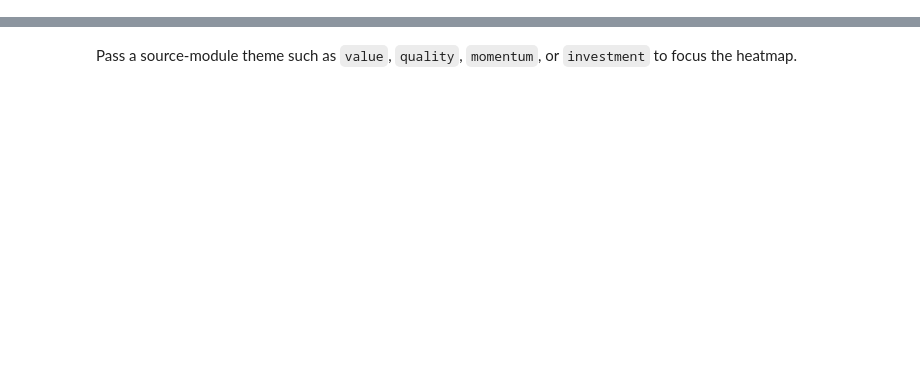
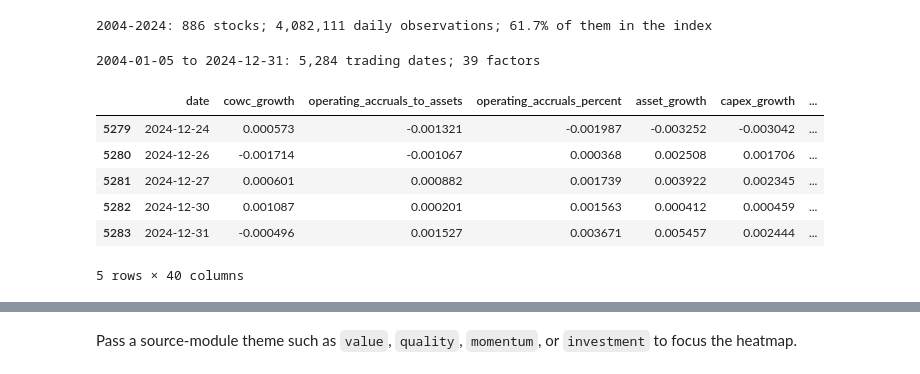
Before and after one commit to william-fan-1/factor-originality, a Jupyter notebook: notebooks/heatmap.ipynb, the cells around one changed output, grey strips where cells are left out. Saved outputs shown, nothing was run; the diff lists cells and outputs as text; code cells hidden in the pictures; blank space fills up the shorter version.

```diff
--- a/notebooks/heatmap.ipynb
+++ b/notebooks/heatmap.ipynb
@@ -36,16 +46,30 @@ for year in PERIOD_YEARS:
+# %%
+aligned_data = load_aligned_factor_data(start_year=START_YEAR, end_year=END_YEAR)
+print(
+    f'{START_YEAR}-{END_YEAR}: {aligned_data['ticker'].nunique():,} stocks; '
+    f'{len(aligned_data):,} daily observations; '
+    f'{aligned_data['in_index'].mean():.1%} of them in the index'
+)
+# %% [output]
+2004-2024: 886 stocks; 4,082,111 daily observations; 61.7% of them in the index
 # %%
-period_factor_returns = [
-    calculate_factor_return_data(data=aligned_periods[year], year=year)
-    for year in PERIOD_YEARS
-]
-factor_returns = concatenate_factor_return_periods(period_factor_returns)
+factor_returns = calculate_factor_return_data(data=aligned_data, start_year=START_YEAR)
 print(
-    f'{factor_returns["date"].min():%Y-%m-%d} to '
-    f'{factor_returns["date"].max():%Y-%m-%d}: '
+    f'{factor_returns['date'].min():%Y-%m-%d} to '
+    f'{factor_returns['date'].max():%Y-%m-%d}: '
     f'{len(factor_returns):,} trading dates; '
     f'{factor_returns.shape[1] - 1} factors'
 )
 factor_returns.tail()
+# %% [output]
+2004-01-05 to 2024-12-31: 5,284 trading dates; 39 factors
+|  | date | cowc_growth | operating_accruals_to_assets | operating_accruals_percent | asset_growth | capex_growth | ... |
+| 5279 | 2024-12-24 | 0.000573 | -0.001321 | -0.001987 | -0.003252 | -0.003042 | ... |
+| 5280 | 2024-12-26 | -0.001714 | -0.001067 | 0.000368 | 0.002508 | 0.001706 | ... |
+| 5281 | 2024-12-27 | 0.000601 | 0.000882 | 0.001739 | 0.003922 | 0.002345 | ... |
+| 5282 | 2024-12-30 | 0.001087 | 0.000201 | 0.001563 | 0.000412 | 0.000459 | ... |
+| 5283 | 2024-12-31 | -0.000496 | 0.001527 | 0.003671 | 0.005457 | 0.002444 | ... |
+5 rows × 40 columns
 # %%
 ax = create_correlation_heatmap(data=factor_returns)
 plt.tight_layout()
```
Also changed, not shown: parts of 7 cells of this notebook.
